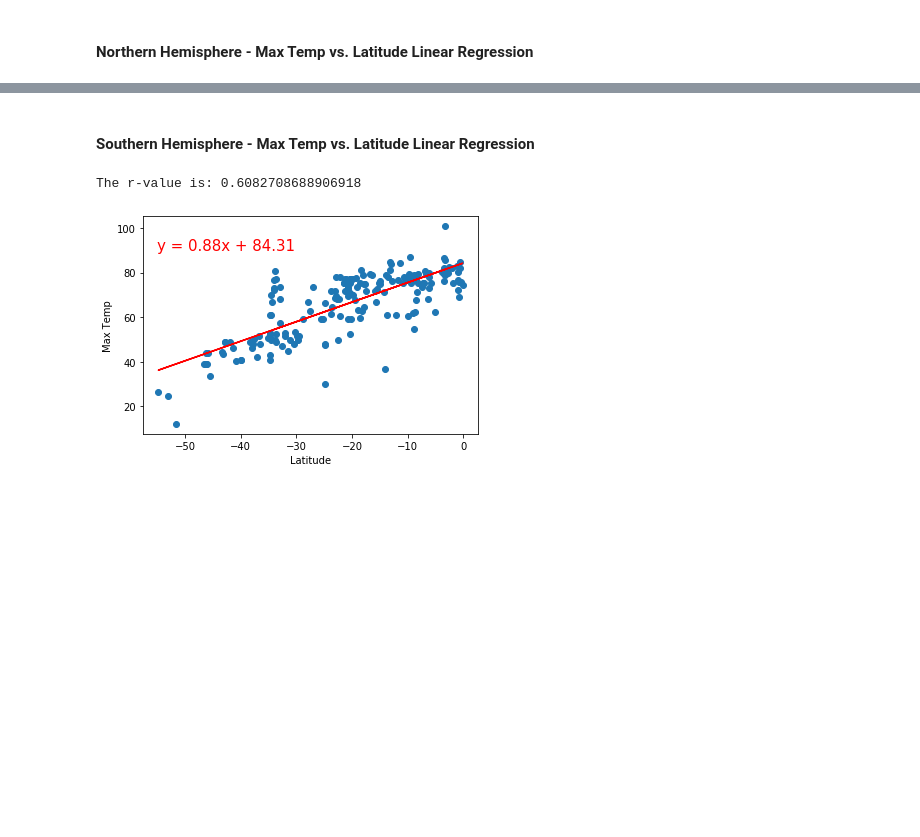
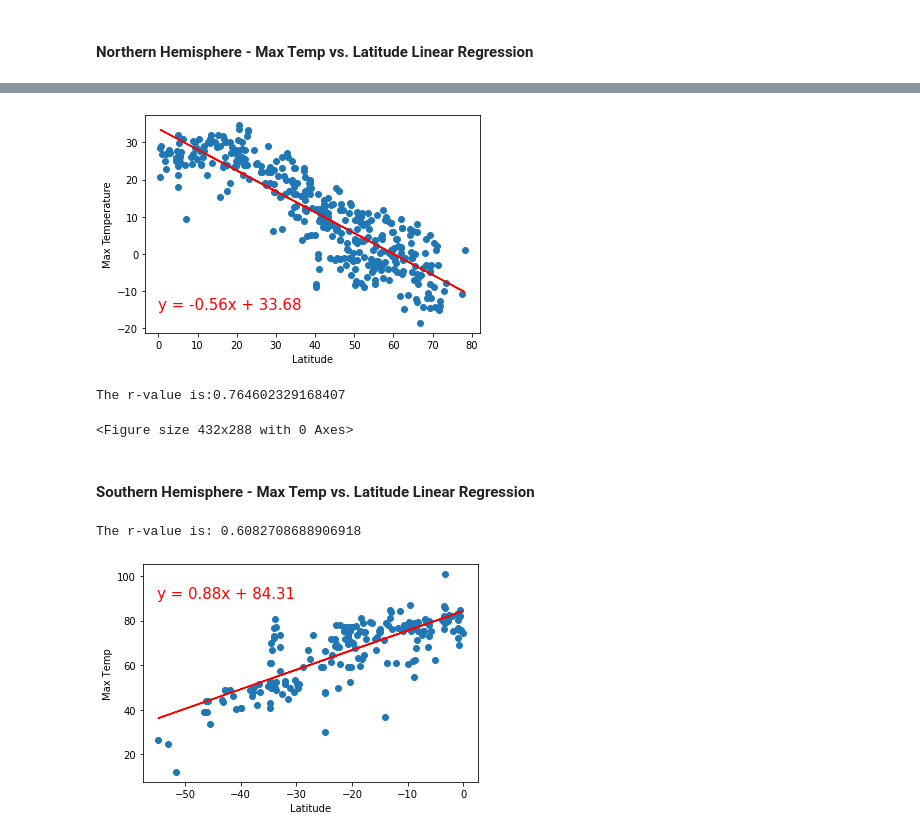
Before and after one commit to Daltonjfield/python-api-challange, a Jupyter notebook: WeatherPy/WeatherPy.ipynb, the cells around one changed output, grey strips where cells are left out. Saved outputs shown, nothing was run; the diff lists cells and outputs as text; code cells hidden in the pictures; blank space fills up the shorter version.

Commit message:
Created the scatterplots for north and south hemisphere for lat vs max temp and saved them as png

```diff
--- a/WeatherPy/WeatherPy.ipynb
+++ b/WeatherPy/WeatherPy.ipynb
@@ -284,3 +286,25 @@ The r-value is: 0.46937863826630627
+# %%
+x_axis = north_hem["Lat"]
+y_axis = north_hem["Max Temp"]
+
+
+(slope, intercept, rvalue, pvalue, stderr) = linregress(x_axis, y_axis)
+regress_values = x_axis * slope + intercept
+line_eq = "y = " + str(round(slope,2)) + "x + " + str(round(intercept,2))
+plt.scatter(x_axis,y_axis)
+plt.plot(x_axis,regress_values,"r-")
+plt.annotate(line_eq,(0,-15),fontsize=15,color="red")
+plt.xlabel('Latitude')
+plt.ylabel('Max Temperature')
+plt.show()
+
+print(f"The r-value is:{rvalue**2}")
+
+plt.savefig("output/north_lat_vs_temp.png")
+# %% [output]
+[figure, added]
+The r-value is:0.764602329168407
+<Figure size 432x288 with 0 Axes>
 # %% [markdown]
 ####  Southern Hemisphere - Max Temp vs. Latitude Linear Regression
 # %%
```
Also changed, not shown: parts of 2 cells of this notebook, 1 other file.
